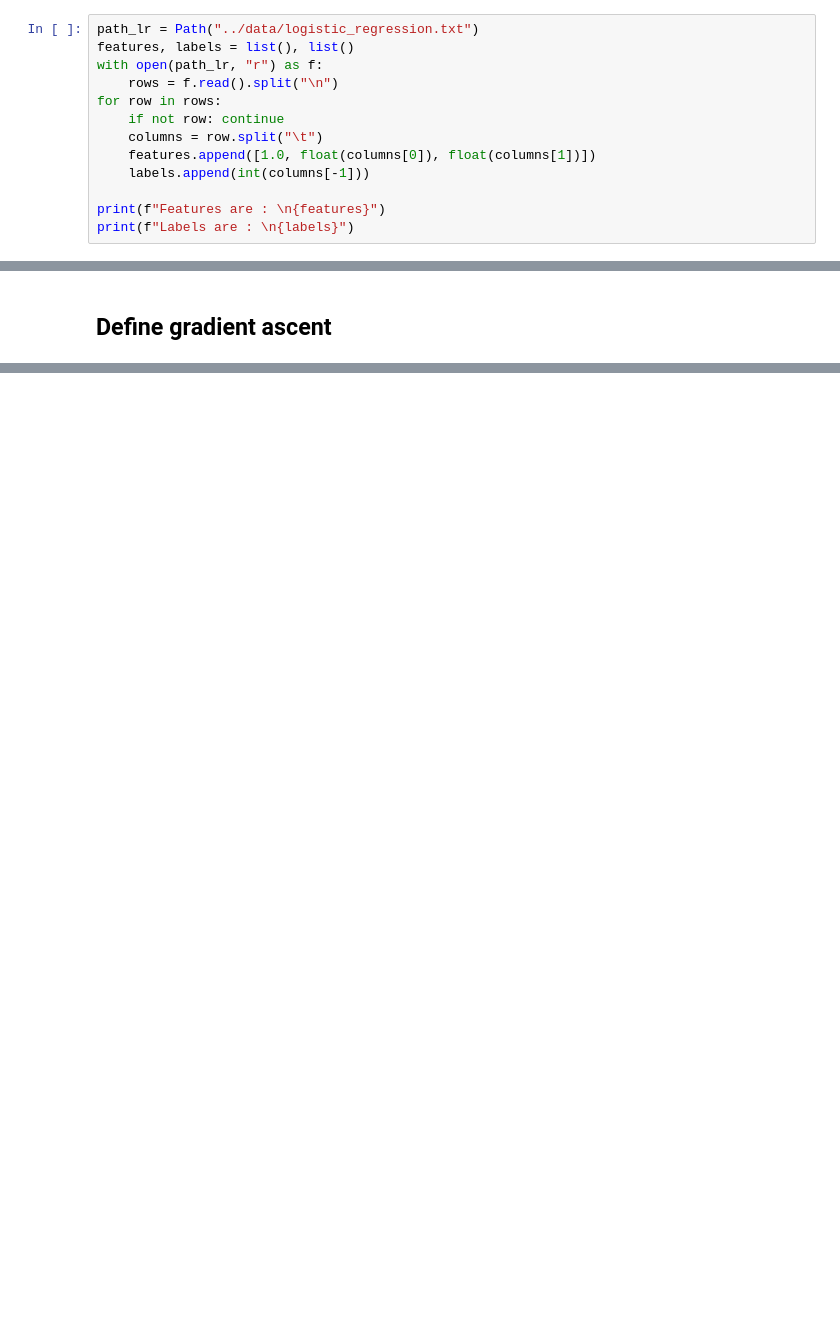
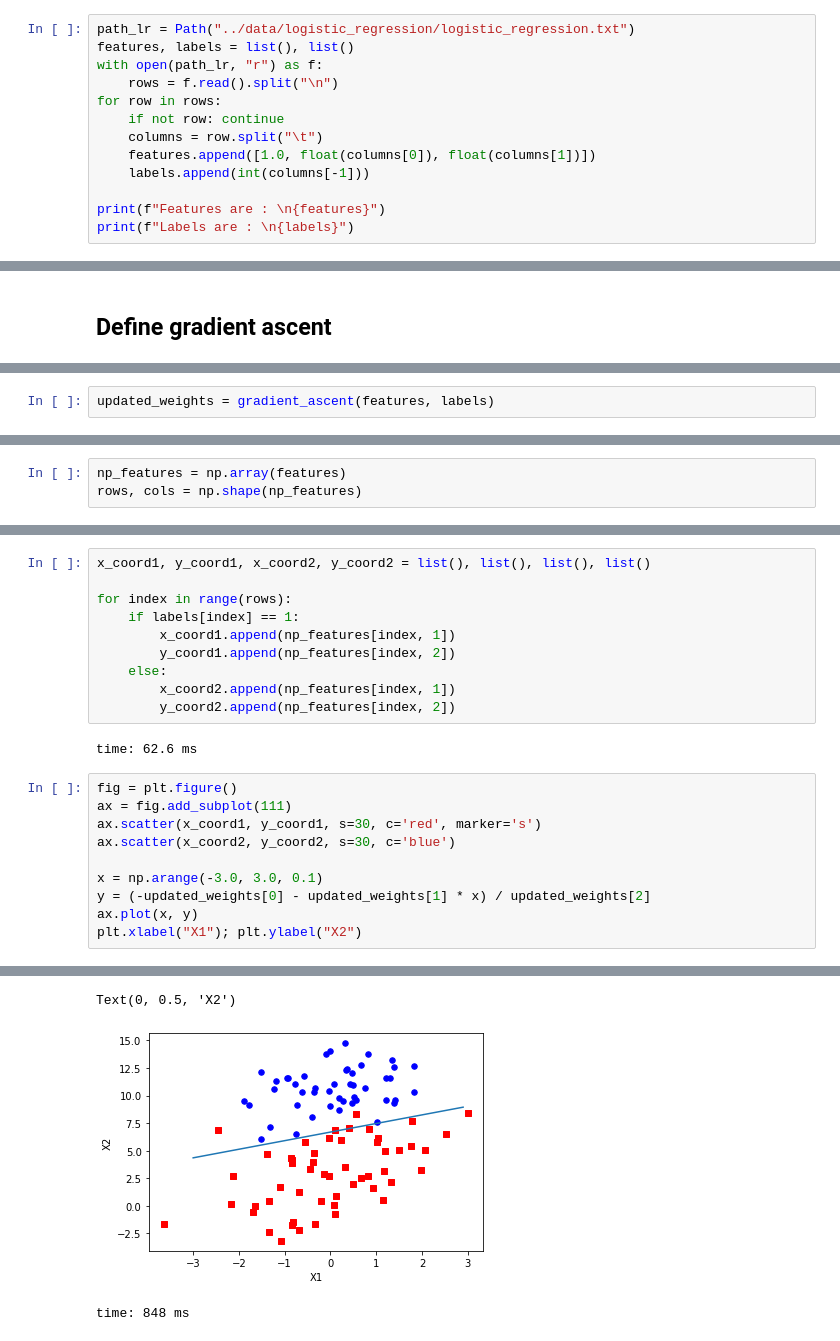
Before and after one commit to amogchandrashekar/practise_jupyter_notebooks, a Jupyter notebook: logistic_regression/Logistic_Regression.ipynb, the cells around one changed output, grey strips where cells are left out. Cells and saved outputs as stored; diff of their text form; blank space fills up the shorter version.

Commit message:
Add code for logistic regression

```diff
--- a/logistic_regression/Logistic_Regression.ipynb
+++ b/logistic_regression/Logistic_Regression.ipynb
@@ -27,7 +28,7 @@ time: 135 ms
 # %% [markdown]
 ## Format Dataset
 # %%
-path_lr = Path("../data/logistic_regression.txt")
+path_lr = Path("../data/logistic_regression/logistic_regression.txt")
 features, labels = list(), list()
 with open(path_lr, "r") as f:
     rows = f.read().split("\n")
@@ -69,0 +73,2 @@ time: 55.1 ms
+# %%
+updated_weights = gradient_ascent(features, labels)
@@ -69,0 +84,3 @@ time: 55.1 ms
+# %%
+np_features = np.array(features)
+rows, cols = np.shape(np_features)
@@ -69,0 +101,23 @@ time: 55.1 ms
+# %%
+x_coord1, y_coord1, x_coord2, y_coord2 = list(), list(), list(), list()
+
+for index in range(rows):
+    if labels[index] == 1:
+        x_coord1.append(np_features[index, 1])
+        y_coord1.append(np_features[index, 2])
+    else:
+        x_coord2.append(np_features[index, 1])
+        y_coord2.append(np_features[index, 2])
+# %% [output]
+time: 62.6 ms
+# %%
+fig = plt.figure()
+ax = fig.add_subplot(111)
+ax.scatter(x_coord1, y_coord1, s=30, c='red', marker='s')
+ax.scatter(x_coord2, y_coord2, s=30, c='blue')
+
+x = np.arange(-3.0, 3.0, 0.1)
+y = (-updated_weights[0] - updated_weights[1] * x) / updated_weights[2]
+ax.plot(x, y)
+plt.xlabel("X1"); plt.ylabel("X2")
+# %% [output]
@@ -69,0 +128,3 @@ time: 55.1 ms
+Text(0, 0.5, 'X2')
+[figure, added]
+time: 848 ms
```
Also changed, not shown: parts of 23 cells of this notebook.
